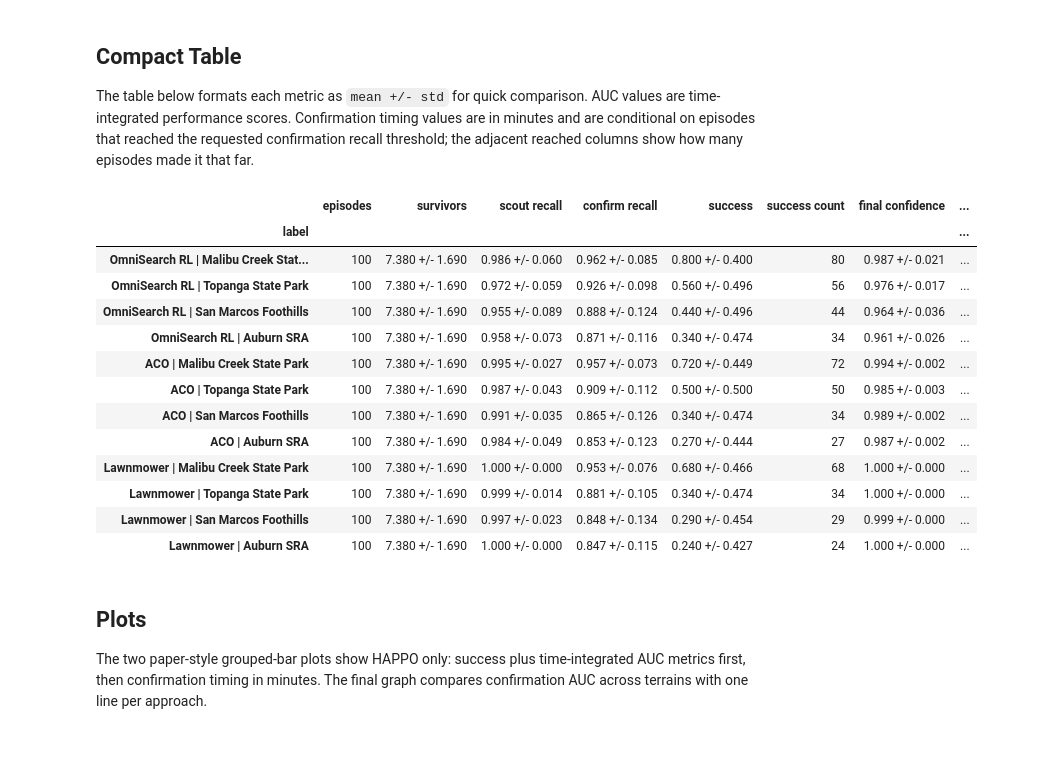
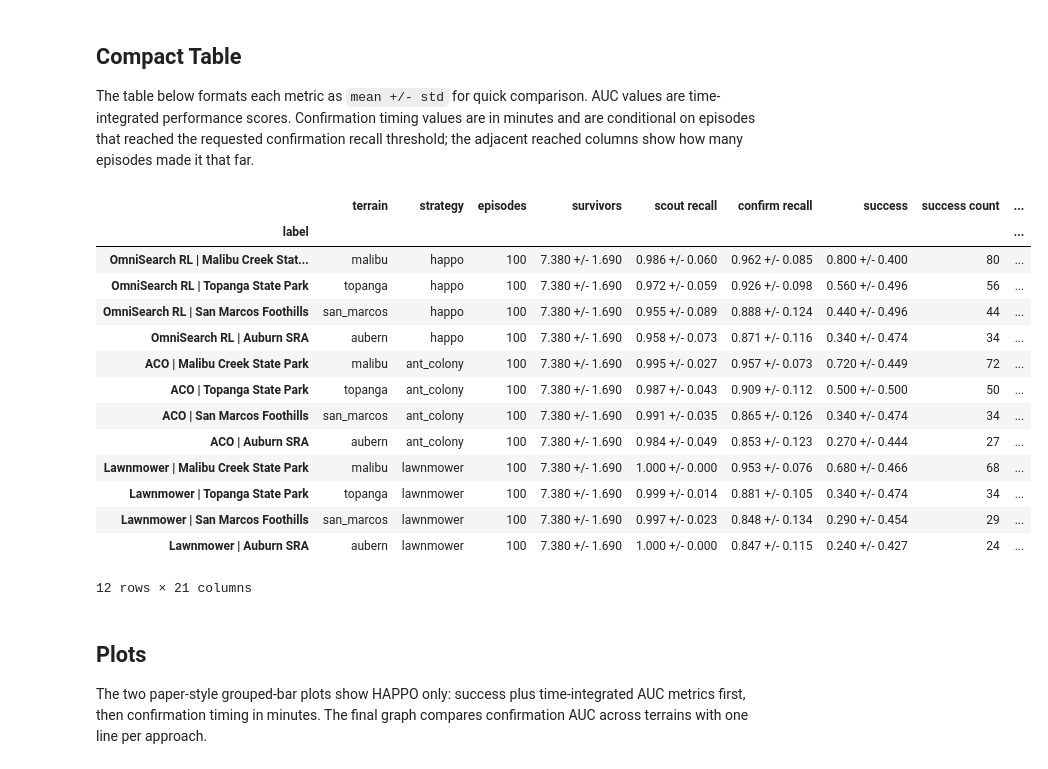
Before and after one commit to olavrenin-data-scientist/omnisearch, a Jupyter notebook: notebooks/07_terrain_generalization.ipynb, the cells around one changed output. Saved outputs shown, nothing was run; the diff lists cells and outputs as text; code cells hidden in the pictures.

Commit message:
Update diagnostic analysis notebooks

```diff
--- a/notebooks/07_terrain_generalization.ipynb
+++ b/notebooks/07_terrain_generalization.ipynb
@@ -186,7 +158,7 @@ if FILELIST:
     JSON_FILES = [_resolve_json_file(path) for path in FILELIST]
     print('Using provided file list; diagnostics will not be run.')
 else:
-    checkpoint = _resolve_checkpoint(CKPT)
+    checkpoint = diagnostics._resolve_checkpoint(CKPT, PROJECT_ROOT, RESULTS_ROOT, MODNAME)
     terrain_caches = {
         name: _resolve_terrain_cache(path)
         for name, path in TERRAIN.items()
@@ -208,7 +180,7 @@ else:
                 print(f'Using existing {run_label}:', json_output)
                 continue
 
-            cmd = _diagnostic_prefix(strategy, checkpoint)
+            cmd = diagnostics._diagnostic_prefix(strategy, checkpoint, PROJECT_ROOT, HAPPO_SCRIPT, BASELINE_SCRIPT )
             cmd.extend([
                 '--terrain-cache-path', str(terrain_cache),
                 '--steps', str(NSTEPS_PER_EPISODE),
@@ -570,6 +389,8 @@ def _pct(value):
 
 compact = pd.DataFrame({
     'label': metrics['label'],
+    'terrain': metrics['terrain'],
+    'strategy': metrics['strategy'],
     'episodes': metrics['episodes'].astype('Int64'),
     'survivors': [
         _pm(mean, std)
@@ -608,47 +429,48 @@ compact = pd.DataFrame({
     'confirm 80% reached': [_pct(value) for value in metrics['confirm_time_080_reached_fraction']],
     'confirm 50% time (min)': [
         _pm(mean, std, digits=1, suffix=' min')
         for mean, std in zip(metrics['confirm_time_050_mean_s'] / 60.0, metrics['confirm_time_050_std_s'] / 60.0)
     ],
     'confirm 50% reached': [_pct(value) for value in metrics['confirm_time_050_reached_fraction']],
     'scout-to-confirm latency (min)': [
         _pm(mean, std, digits=1, suffix=' min')
         for mean, std in zip(metrics['scout_to_confirm_latency_mean_s'] / 60.0, metrics['scout_to_confirm_latency_std_s'] / 60.0)
     ],
     'scout AUC': [
         _pm(mean, std)
         for mean, std in zip(metrics['scout_auc_mean'], metrics['scout_auc_std'])
     ],
     'confirm AUC': [
         _pm(mean, std)
         for mean, std in zip(metrics['confirm_auc_mean'], metrics['confirm_auc_std'])
     ],
     'confidence AUC': [
         _pm(mean, std)
         for mean, std in zip(metrics['confidence_auc_mean'], metrics['confidence_auc_std'])
     ],
     'coverage AUC': [
         _pm(mean, std)
         for mean, std in zip(metrics['coverage_auc_mean'], metrics['coverage_auc_std'])
     ],
 }).set_index('label')
 
 compact
 # %% [output]
-|  | episodes | survivors | scout recall | confirm recall | success | success count | final confidence | ... |
-| label |  |  |  |  |  |  |  | ... |
-| OmniSearch RL | Malibu Creek Stat... | 100 | 7.380 +/- 1.690 | 0.986 +/- 0.060 | 0.962 +/- 0.085 | 0.800 +/- 0.400 | 80 | 0.987 +/- 0.021 | ... |
-| OmniSearch RL | Topanga State Park | 100 | 7.380 +/- 1.690 | 0.972 +/- 0.059 | 0.926 +/- 0.098 | 0.560 +/- 0.496 | 56 | 0.976 +/- 0.017 | ... |
-| OmniSearch RL | San Marcos Foothills | 100 | 7.380 +/- 1.690 | 0.955 +/- 0.089 | 0.888 +/- 0.124 | 0.440 +/- 0.496 | 44 | 0.964 +/- 0.036 | ... |
-| OmniSearch RL | Auburn SRA | 100 | 7.380 +/- 1.690 | 0.958 +/- 0.073 | 0.871 +/- 0.116 | 0.340 +/- 0.474 | 34 | 0.961 +/- 0.026 | ... |
-| ACO | Malibu Creek State Park | 100 | 7.380 +/- 1.690 | 0.995 +/- 0.027 | 0.957 +/- 0.073 | 0.720 +/- 0.449 | 72 | 0.994 +/- 0.002 | ... |
-| ACO | Topanga State Park | 100 | 7.380 +/- 1.690 | 0.987 +/- 0.043 | 0.909 +/- 0.112 | 0.500 +/- 0.500 | 50 | 0.985 +/- 0.003 | ... |
-| ACO | San Marcos Foothills | 100 | 7.380 +/- 1.690 | 0.991 +/- 0.035 | 0.865 +/- 0.126 | 0.340 +/- 0.474 | 34 | 0.989 +/- 0.002 | ... |
-| ACO | Auburn SRA | 100 | 7.380 +/- 1.690 | 0.984 +/- 0.049 | 0.853 +/- 0.123 | 0.270 +/- 0.444 | 27 | 0.987 +/- 0.002 | ... |
-| Lawnmower | Malibu Creek State Park | 100 | 7.380 +/- 1.690 | 1.000 +/- 0.000 | 0.953 +/- 0.076 | 0.680 +/- 0.466 | 68 | 1.000 +/- 0.000 | ... |
-| Lawnmower | Topanga State Park | 100 | 7.380 +/- 1.690 | 0.999 +/- 0.014 | 0.881 +/- 0.105 | 0.340 +/- 0.474 | 34 | 1.000 +/- 0.000 | ... |
-| Lawnmower | San Marcos Foothills | 100 | 7.380 +/- 1.690 | 0.997 +/- 0.023 | 0.848 +/- 0.134 | 0.290 +/- 0.454 | 29 | 0.999 +/- 0.000 | ... |
-| Lawnmower | Auburn SRA | 100 | 7.380 +/- 1.690 | 1.000 +/- 0.000 | 0.847 +/- 0.115 | 0.240 +/- 0.427 | 24 | 1.000 +/- 0.000 | ... |
+|  | terrain | strategy | episodes | survivors | scout recall | confirm recall | success | success count | ... |
+| label |  |  |  |  |  |  |  |  | ... |
+| OmniSearch RL | Malibu Creek Stat... | malibu | happo | 100 | 7.380 +/- 1.690 | 0.986 +/- 0.060 | 0.962 +/- 0.085 | 0.800 +/- 0.400 | 80 | ... |
+| OmniSearch RL | Topanga State Park | topanga | happo | 100 | 7.380 +/- 1.690 | 0.972 +/- 0.059 | 0.926 +/- 0.098 | 0.560 +/- 0.496 | 56 | ... |
+| OmniSearch RL | San Marcos Foothills | san_marcos | happo | 100 | 7.380 +/- 1.690 | 0.955 +/- 0.089 | 0.888 +/- 0.124 | 0.440 +/- 0.496 | 44 | ... |
+| OmniSearch RL | Auburn SRA | aubern | happo | 100 | 7.380 +/- 1.690 | 0.958 +/- 0.073 | 0.871 +/- 0.116 | 0.340 +/- 0.474 | 34 | ... |
+| ACO | Malibu Creek State Park | malibu | ant_colony | 100 | 7.380 +/- 1.690 | 0.995 +/- 0.027 | 0.957 +/- 0.073 | 0.720 +/- 0.449 | 72 | ... |
+| ACO | Topanga State Park | topanga | ant_colony | 100 | 7.380 +/- 1.690 | 0.987 +/- 0.043 | 0.909 +/- 0.112 | 0.500 +/- 0.500 | 50 | ... |
+| ACO | San Marcos Foothills | san_marcos | ant_colony | 100 | 7.380 +/- 1.690 | 0.991 +/- 0.035 | 0.865 +/- 0.126 | 0.340 +/- 0.474 | 34 | ... |
+| ACO | Auburn SRA | aubern | ant_colony | 100 | 7.380 +/- 1.690 | 0.984 +/- 0.049 | 0.853 +/- 0.123 | 0.270 +/- 0.444 | 27 | ... |
+| Lawnmower | Malibu Creek State Park | malibu | lawnmower | 100 | 7.380 +/- 1.690 | 1.000 +/- 0.000 | 0.953 +/- 0.076 | 0.680 +/- 0.466 | 68 | ... |
+| Lawnmower | Topanga State Park | topanga | lawnmower | 100 | 7.380 +/- 1.690 | 0.999 +/- 0.014 | 0.881 +/- 0.105 | 0.340 +/- 0.474 | 34 | ... |
+| Lawnmower | San Marcos Foothills | san_marcos | lawnmower | 100 | 7.380 +/- 1.690 | 0.997 +/- 0.023 | 0.848 +/- 0.134 | 0.290 +/- 0.454 | 29 | ... |
+| Lawnmower | Auburn SRA | aubern | lawnmower | 100 | 7.380 +/- 1.690 | 1.000 +/- 0.000 | 0.847 +/- 0.115 | 0.240 +/- 0.427 | 24 | ... |
+12 rows × 21 columns
 # %% [markdown]
 ## Plots
 
```
Also changed, not shown: parts of 4 cells of this notebook, 7 other files.
